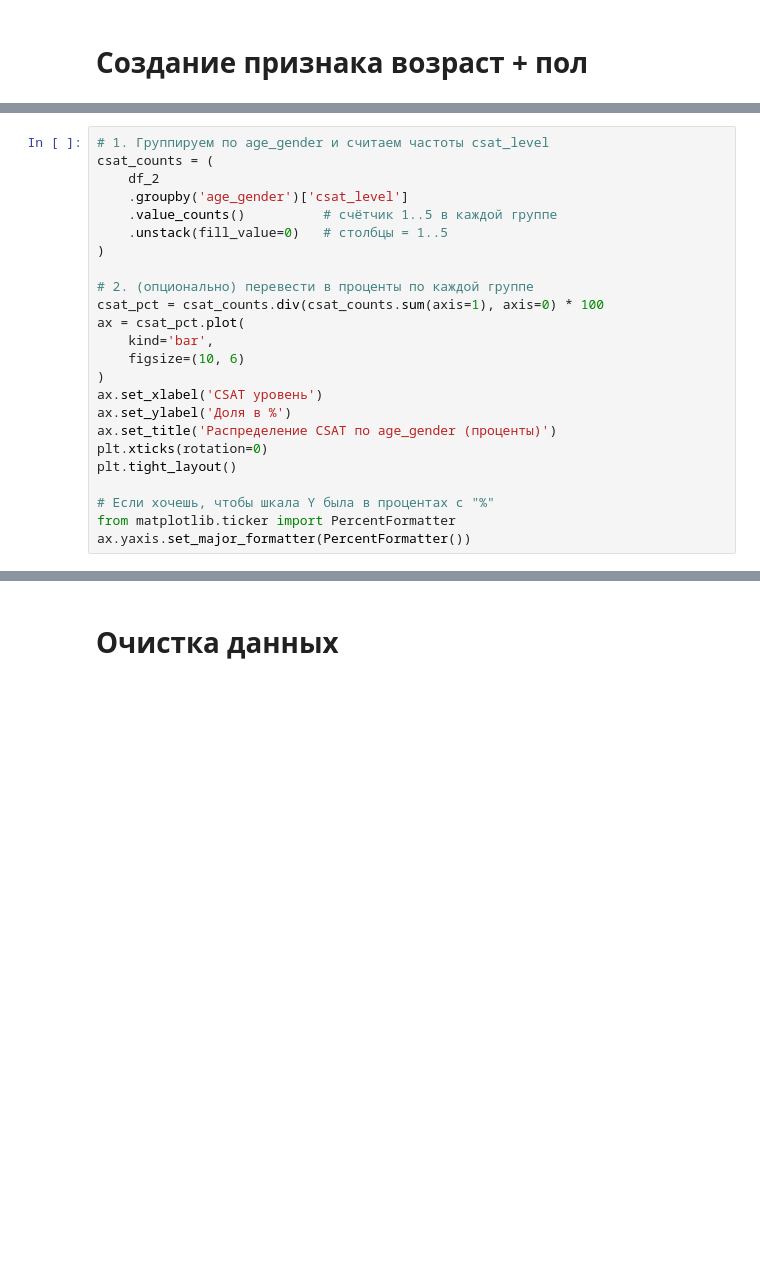
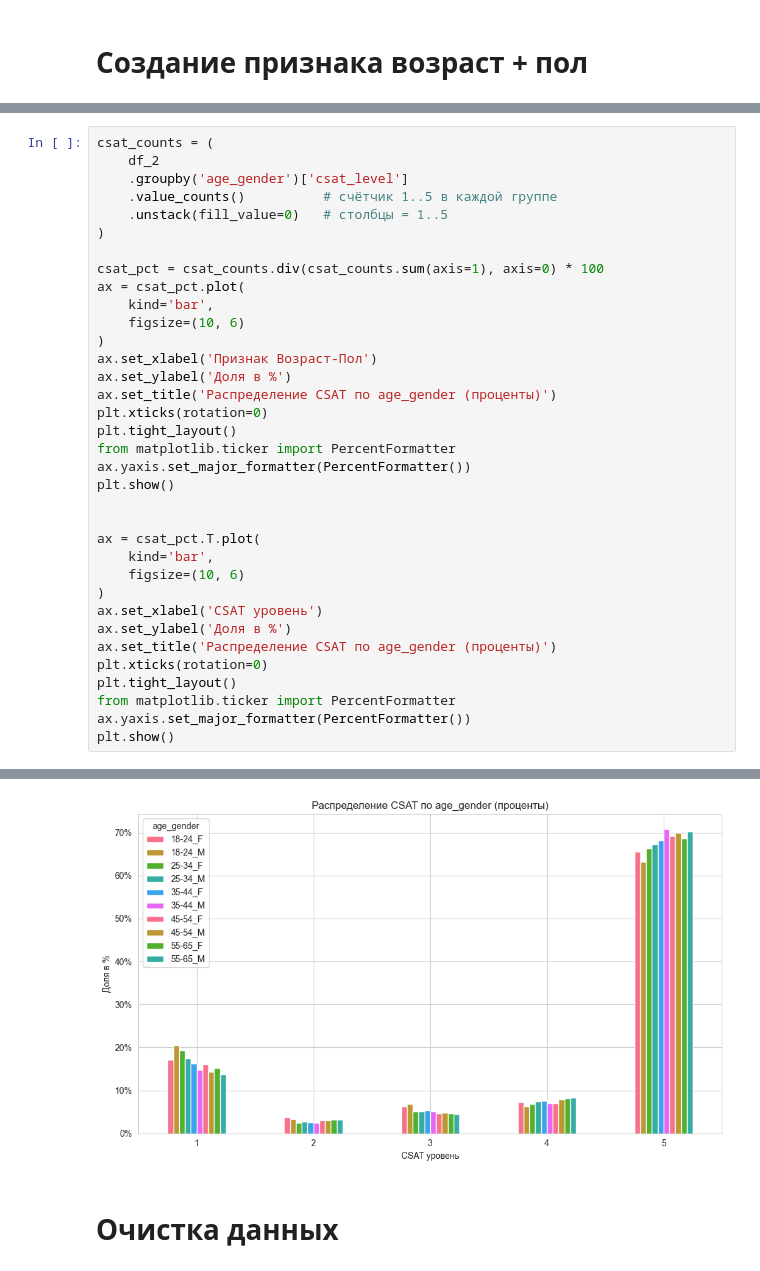
Before and after one commit to smirnoffmg/team-8-case-2, a Jupyter notebook: checkpoint1.ipynb, the cells around one changed output, grey strips where cells are left out. Drawn from its saved outputs; the diff is of its cells as text; blank space fills up the shorter version.

```diff
--- a/checkpoint1.ipynb
+++ b/checkpoint1.ipynb
@@ -626,29 +647,41 @@ age_gender
 # %%
-# 1. Группируем по age_gender и считаем частоты csat_level
 csat_counts = (
     df_2
     .groupby('age_gender')['csat_level']
     .value_counts()          # счётчик 1..5 в каждой группе
     .unstack(fill_value=0)   # столбцы = 1..5
 )
 
-# 2. (опционально) перевести в проценты по каждой группе
 csat_pct = csat_counts.div(csat_counts.sum(axis=1), axis=0) * 100
 ax = csat_pct.plot(
+    kind='bar',
+    figsize=(10, 6)
+)
+ax.set_xlabel('Признак Возраст-Пол')
+ax.set_ylabel('Доля в %')
+ax.set_title('Распределение CSAT по age_gender (проценты)')
+plt.xticks(rotation=0)
+plt.tight_layout()
+from matplotlib.ticker import PercentFormatter
+ax.yaxis.set_major_formatter(PercentFormatter())
+plt.show()
+
+
+ax = csat_pct.T.plot(
     kind='bar',
     figsize=(10, 6)
 )
 ax.set_xlabel('CSAT уровень')
 ax.set_ylabel('Доля в %')
 ax.set_title('Распределение CSAT по age_gender (проценты)')
 plt.xticks(rotation=0)
 plt.tight_layout()
-
-# Если хочешь, чтобы шкала Y была в процентах c "%"
 from matplotlib.ticker import PercentFormatter
 ax.yaxis.set_major_formatter(PercentFormatter())
+plt.show()
 # %% [output]
 [figure]
+[figure, added]
 # %% [markdown]
 # Очистка данных
 # %%
```
Also changed, not shown: parts of 6 cells of this notebook.
